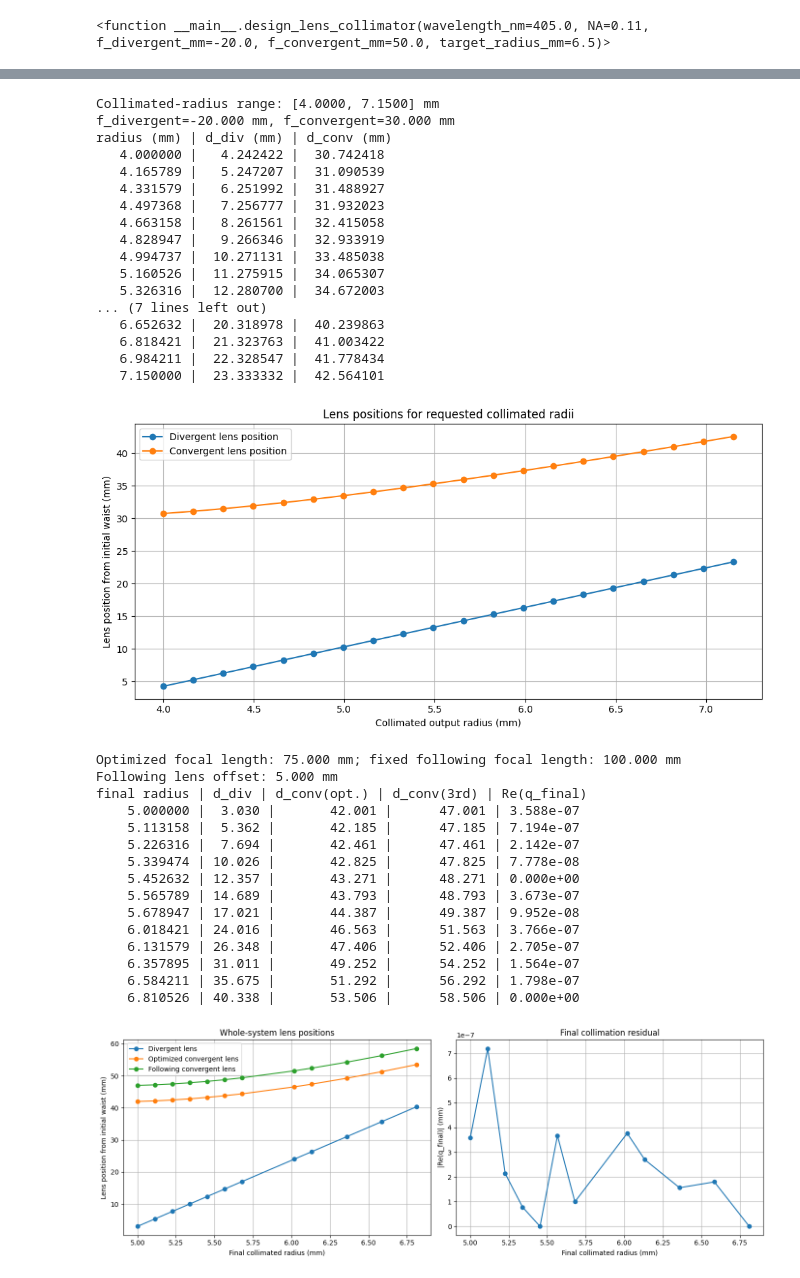
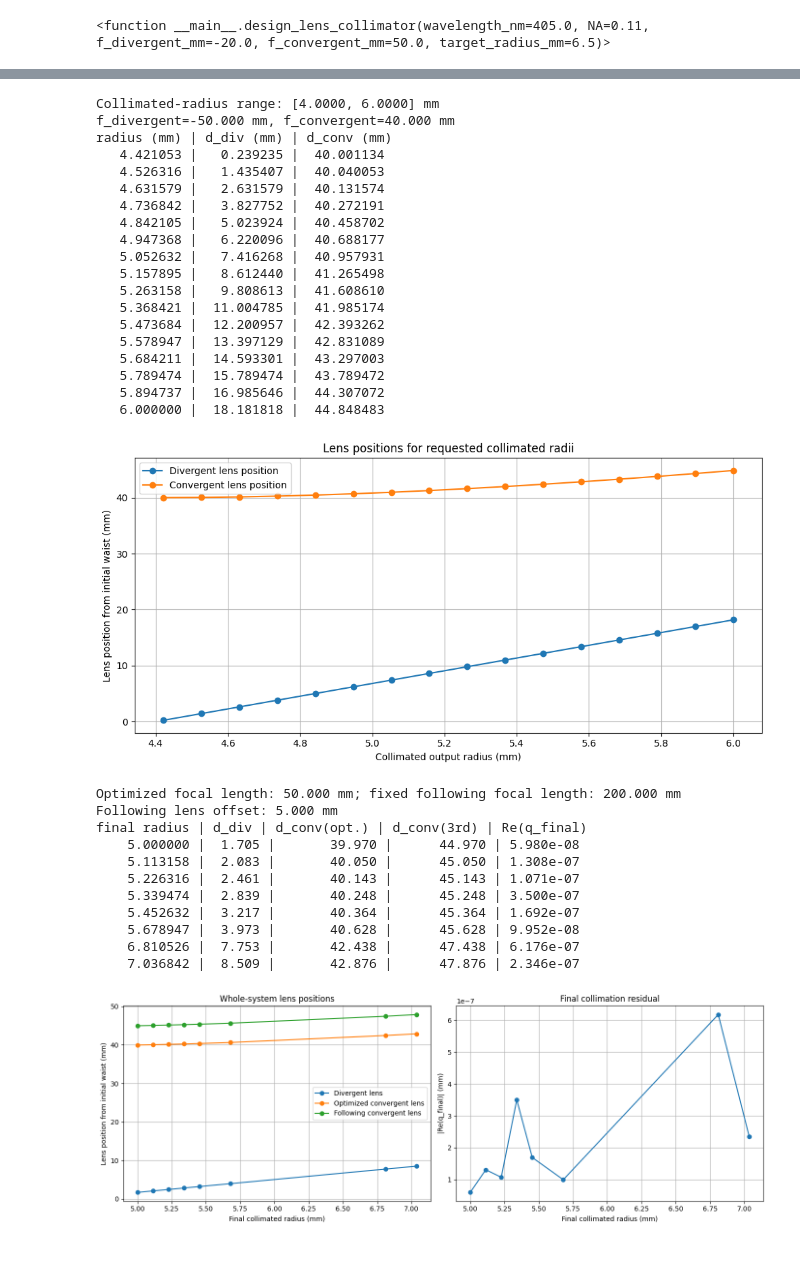
Before and after one commit to Eric-Vidal-hub/PhD_simulations, a Jupyter notebook: collimator.ipynb, the cells around one changed output, grey strips where cells are left out. Drawn from its saved outputs; the diff is of its cells as text; code cells hidden in the pictures.

```diff
--- a/collimator.ipynb
+++ b/collimator.ipynb
@@ -479,29 +479,31 @@ def design_from_collimated_radii(
 # %%
 lens_designs_from_radius = design_from_collimated_radii(
     collimated_radius_min_mm=4,
-    collimated_radius_max_mm=7.150,
-    f_divergent_mm=-20.0,
-    f_convergent_mm=30.0,
+    collimated_radius_max_mm=6,
+    f_divergent_mm=-50.0,
+    f_convergent_mm=40.0,
 )
 # %% [output]
-Collimated-radius range: [4.0000, 7.1500] mm
-f_divergent=-20.000 mm, f_convergent=30.000 mm
+Collimated-radius range: [4.0000, 6.0000] mm
+f_divergent=-50.000 mm, f_convergent=40.000 mm
 radius (mm) | d_div (mm) | d_conv (mm)
-   4.000000 |   4.242422 |  30.742418
-   4.165789 |   5.247207 |  31.090539
-   4.331579 |   6.251992 |  31.488927
-   4.497368 |   7.256777 |  31.932023
-   4.663158 |   8.261561 |  32.415058
-   4.828947 |   9.266346 |  32.933919
-   4.994737 |  10.271131 |  33.485038
-   5.160526 |  11.275915 |  34.065307
-   5.326316 |  12.280700 |  34.672003
-... (7 lines left out)
-   6.652632 |  20.318978 |  40.239863
-   6.818421 |  21.323763 |  41.003422
-   6.984211 |  22.328547 |  41.778434
-   7.150000 |  23.333332 |  42.564101
+   4.421053 |   0.239235 |  40.001134
+   4.526316 |   1.435407 |  40.040053
+   4.631579 |   2.631579 |  40.131574
+   4.736842 |   3.827752 |  40.272191
+   4.842105 |   5.023924 |  40.458702
+   4.947368 |   6.220096 |  40.688177
+   5.052632 |   7.416268 |  40.957931
+   5.157895 |   8.612440 |  41.265498
+   5.263158 |   9.808613 |  41.608610
+   5.368421 |  11.004785 |  41.985174
+   5.473684 |  12.200957 |  42.393262
+   5.578947 |  13.397129 |  42.831089
+   5.684211 |  14.593301 |  43.297003
+   5.789474 |  15.789474 |  43.789472
+   5.894737 |  16.985646 |  44.307072
+   6.000000 |  18.181818 |  44.848483
-[figure, old version]
+[figure, new version]
 # %%
 def design_with_fixed_following_lens(
     collimated_radius_min_mm=6.325,
@@ -636,26 +638,22 @@ def design_with_fixed_following_lens(
 # %%
 three_lens_designs = design_with_fixed_following_lens(
     collimated_radius_min_mm=5,
     collimated_radius_max_mm=7.150,
-    f_divergent_mm=-100.0,
-    f_optimized_convergent_mm=75.0,
-    following_lens_focal_length_mm=100.0,
+    f_divergent_mm=-15.0,
+    f_optimized_convergent_mm=50.0,
+    following_lens_focal_length_mm=200.0,
     following_lens_distance_mm=5.0,
 )
 # %% [output]
-Optimized focal length: 75.000 mm; fixed following focal length: 100.000 mm
+Optimized focal length: 50.000 mm; fixed following focal length: 200.000 mm
 Following lens offset: 5.000 mm
 final radius | d_div | d_conv(opt.) | d_conv(3rd) | Re(q_final)
-    5.000000 |  3.030 |       42.001 |      47.001 | 3.588e-07
-    5.113158 |  5.362 |       42.185 |      47.185 | 7.194e-07
-    5.226316 |  7.694 |       42.461 |      47.461 | 2.142e-07
-    5.339474 | 10.026 |       42.825 |      47.825 | 7.778e-08
-    5.452632 | 12.357 |       43.271 |      48.271 | 0.000e+00
-    5.565789 | 14.689 |       43.793 |      48.793 | 3.673e-07
-    5.678947 | 17.021 |       44.387 |      49.387 | 9.952e-08
-    6.018421 | 24.016 |       46.563 |      51.563 | 3.766e-07
-    6.131579 | 26.348 |       47.406 |      52.406 | 2.705e-07
-    6.357895 | 31.011 |       49.252 |      54.252 | 1.564e-07
-    6.584211 | 35.675 |       51.292 |      56.292 | 1.798e-07
-    6.810526 | 40.338 |       53.506 |      58.506 | 0.000e+00
+    5.000000 |  1.705 |       39.970 |      44.970 | 5.980e-08
+    5.113158 |  2.083 |       40.050 |      45.050 | 1.308e-07
+    5.226316 |  2.461 |       40.143 |      45.143 | 1.071e-07
+    5.339474 |  2.839 |       40.248 |      45.248 | 3.500e-07
+    5.452632 |  3.217 |       40.364 |      45.364 | 1.692e-07
+    5.678947 |  3.973 |       40.628 |      45.628 | 9.952e-08
+    6.810526 |  7.753 |       42.438 |      47.438 | 6.176e-07
+    7.036842 |  8.509 |       42.876 |      47.876 | 2.346e-07
-[figure, old version]
+[figure, new version]
```
Also changed, not shown: parts of 2 cells of this notebook.
